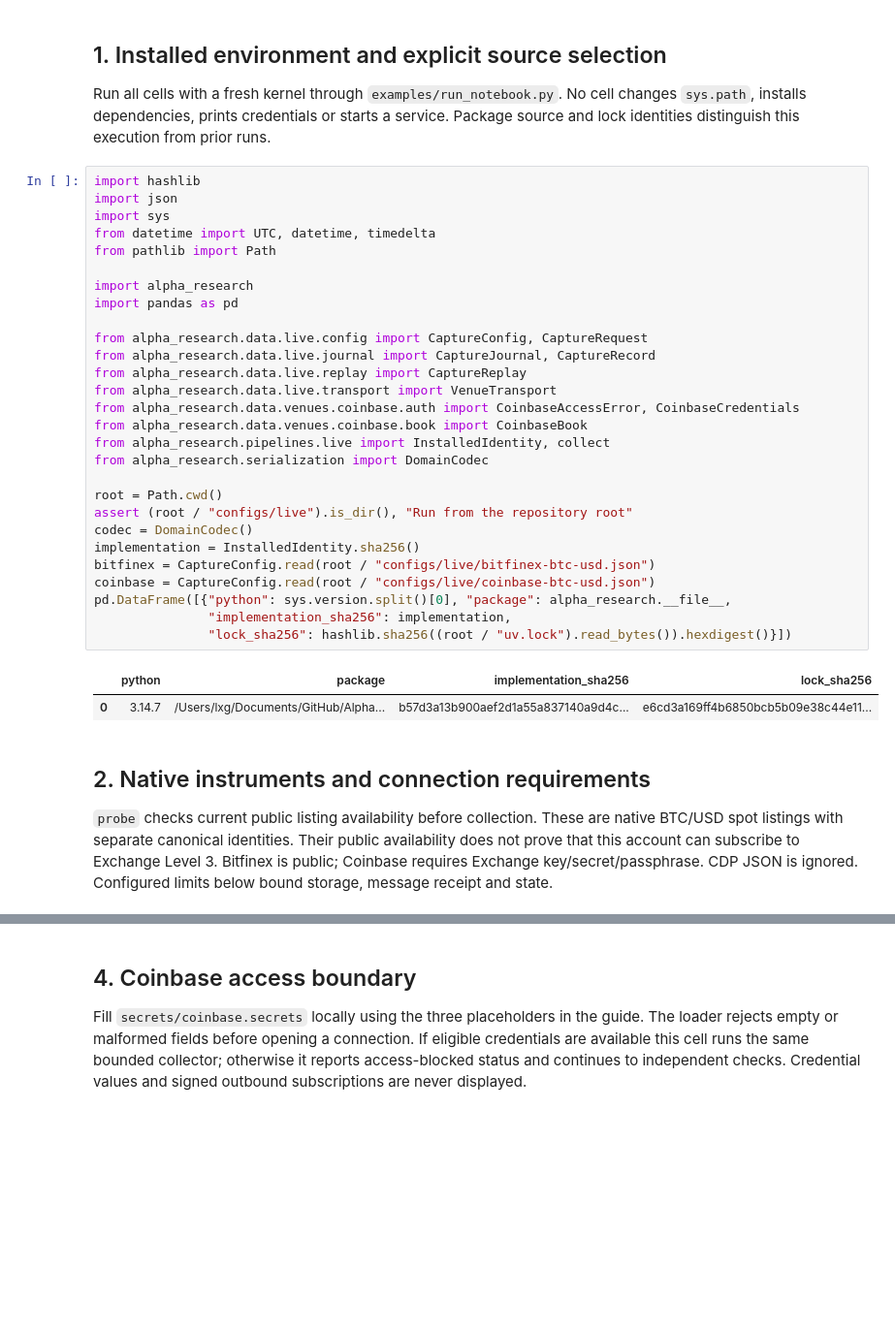
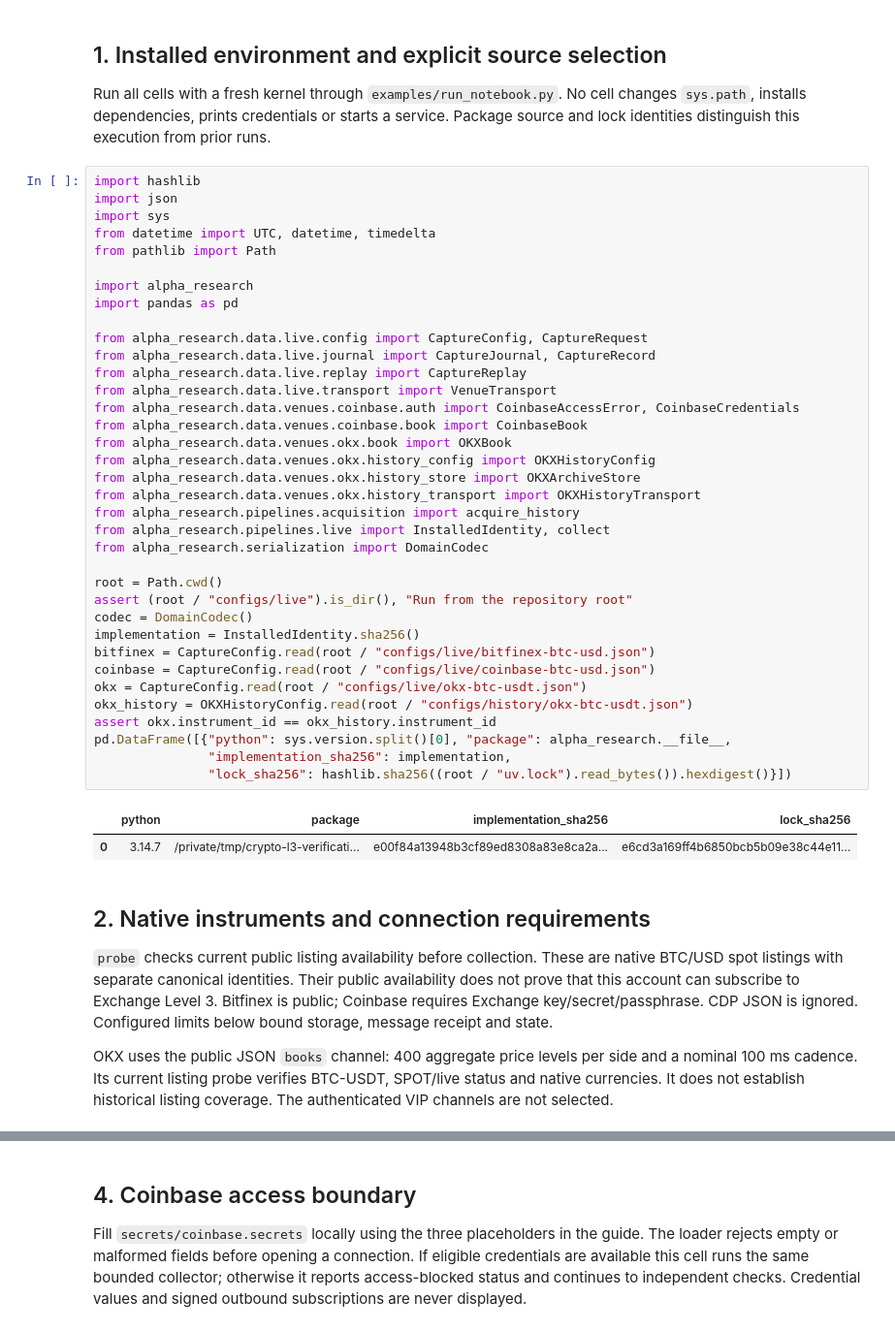
Before and after one commit to lixuanguang/alpha-research-lab-private, a Jupyter notebook: examples/market-data-capture.ipynb, the cells around one changed output, grey strips where cells are left out. Shown at 97% size. Drawn from its saved outputs; the diff is of its cells as text; blank space fills up the shorter version.

```diff
--- a/examples/market-data-capture.ipynb
+++ b/examples/market-data-capture.ipynb
@@ -22,34 +24,42 @@ Package source and lock identities distinguish this execution from prior runs.
 # %%
 import hashlib
 import json
 import sys
 from datetime import UTC, datetime, timedelta
 from pathlib import Path
 
 import alpha_research
 import pandas as pd
 
 from alpha_research.data.live.config import CaptureConfig, CaptureRequest
 from alpha_research.data.live.journal import CaptureJournal, CaptureRecord
 from alpha_research.data.live.replay import CaptureReplay
 from alpha_research.data.live.transport import VenueTransport
 from alpha_research.data.venues.coinbase.auth import CoinbaseAccessError, CoinbaseCredentials
 from alpha_research.data.venues.coinbase.book import CoinbaseBook
+from alpha_research.data.venues.okx.book import OKXBook
+from alpha_research.data.venues.okx.history_config import OKXHistoryConfig
+from alpha_research.data.venues.okx.history_store import OKXArchiveStore
+from alpha_research.data.venues.okx.history_transport import OKXHistoryTransport
+from alpha_research.pipelines.acquisition import acquire_history
 from alpha_research.pipelines.live import InstalledIdentity, collect
 from alpha_research.serialization import DomainCodec
 
 root = Path.cwd()
 assert (root / "configs/live").is_dir(), "Run from the repository root"
 codec = DomainCodec()
 implementation = InstalledIdentity.sha256()
 bitfinex = CaptureConfig.read(root / "configs/live/bitfinex-btc-usd.json")
 coinbase = CaptureConfig.read(root / "configs/live/coinbase-btc-usd.json")
+okx = CaptureConfig.read(root / "configs/live/okx-btc-usdt.json")
+okx_history = OKXHistoryConfig.read(root / "configs/history/okx-btc-usdt.json")
+assert okx.instrument_id == okx_history.instrument_id
 pd.DataFrame([{"python": sys.version.split()[0], "package": alpha_research.__file__,
                "implementation_sha256": implementation,
                "lock_sha256": hashlib.sha256((root / "uv.lock").read_bytes()).hexdigest()}])
 # %% [output]
 |  | python | package | implementation_sha256 | lock_sha256 |
-| 0 | 3.14.7 | /Users/lxg/Documents/GitHub/Alpha... | b57d3a13b900aef2d1a55a837140a9d4c... | e6cd3a169ff4b6850bcb5b09e38c44e11... |
+| 0 | 3.14.7 | /private/tmp/crypto-l3-verificati... | e00f84a13948b3cf89ed8308a83e8ca2a... | e6cd3a169ff4b6850bcb5b09e38c44e11... |
 # %% [markdown]
 ## 2. Native instruments and connection requirements
 
@@ -58,5 +68,7 @@ native BTC/USD spot listings with separate canonical identities. Their public
 availability does not prove that this account can subscribe to Exchange Level 3.
 Bitfinex is public; Coinbase requires Exchange key/secret/passphrase. CDP JSON is
 ignored. Configured limits below bound storage, message receipt and state.
+
+OKX uses the public JSON `books` channel: 400 aggregate price levels per side and a nominal 100 ms cadence. Its current listing probe verifies BTC-USDT, SPOT/live status and native currencies. It does not establish historical listing coverage. The authenticated VIP channels are not selected.
 # %%
 discovery = []
```
Also changed, not shown: parts of 16 cells of this notebook, 8 other files.
